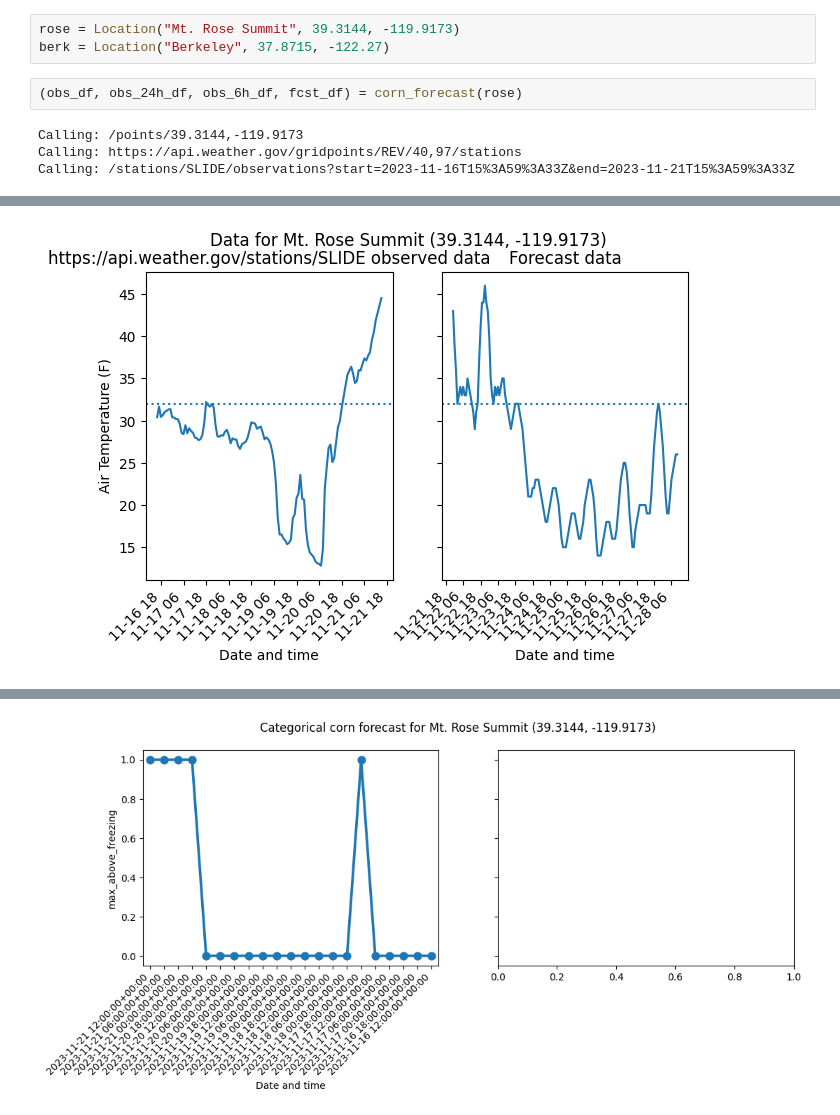
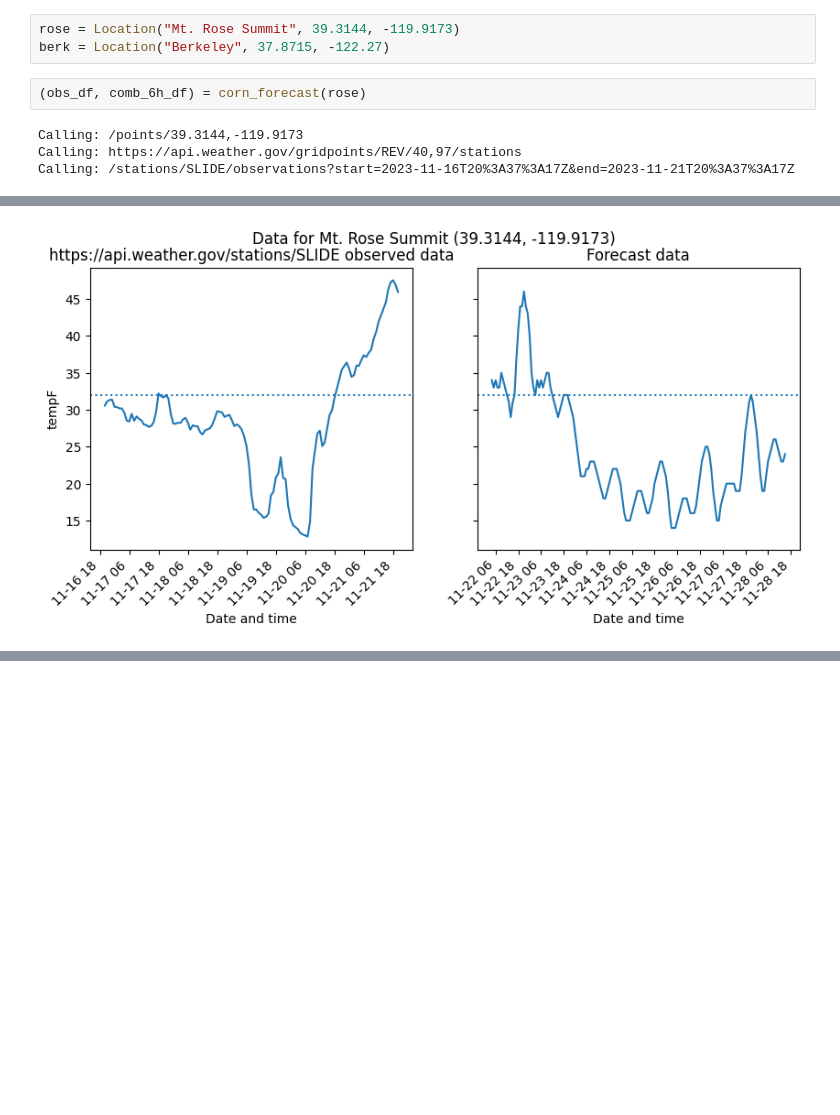
Before and after one commit to smerdis/corncast, a Jupyter notebook: corncast/CornCast_dev.ipynb, the cells around one changed output, grey strips where cells are left out. Saved outputs shown, nothing was run; the diff lists cells and outputs as text; blank space fills up the shorter version.

Commit message:
Made tabular report
removed unnecessary graph
improved docstrings

```diff
--- a/corncast/CornCast_dev.ipynb
+++ b/corncast/CornCast_dev.ipynb
@@ -8,8 +6,8 @@ ImportError: cannot import name 'dec_plot' from 'corncast' (/home/smerdis/Dropbo
 rose = Location("Mt. Rose Summit", 39.3144, -119.9173)
 berk = Location("Berkeley", 37.8715, -122.27)
 # %%
-(obs_df, obs_24h_df, obs_6h_df, fcst_df) = corn_forecast(rose)
+(obs_df, comb_6h_df) = corn_forecast(rose)
 # %% [output]
 Calling: /points/39.3144,-119.9173
 Calling: https://api.weather.gov/gridpoints/REV/40,97/stations
-Calling: /stations/SLIDE/observations?start=2023-11-16T15%3A59%3A33Z&end=2023-11-21T15%3A59%3A33Z
+Calling: /stations/SLIDE/observations?start=2023-11-16T20%3A37%3A17Z&end=2023-11-21T20%3A37%3A17Z
@@ -18,3 +14,3 @@ Timestamp after: 2023-11-21 15:20:00+00:00
 Calling: /points/39.3144,-119.9173
 Calling: https://api.weather.gov/gridpoints/REV/40,97/forecast/hourly
-[figure, old version]
+[figure, new version]
@@ -38 +16,0 @@ Freeze-thaw cycle detected on 2 days:
-[figure, removed]
```
Also changed, not shown: parts of 6 cells of this notebook, 1 other file.
